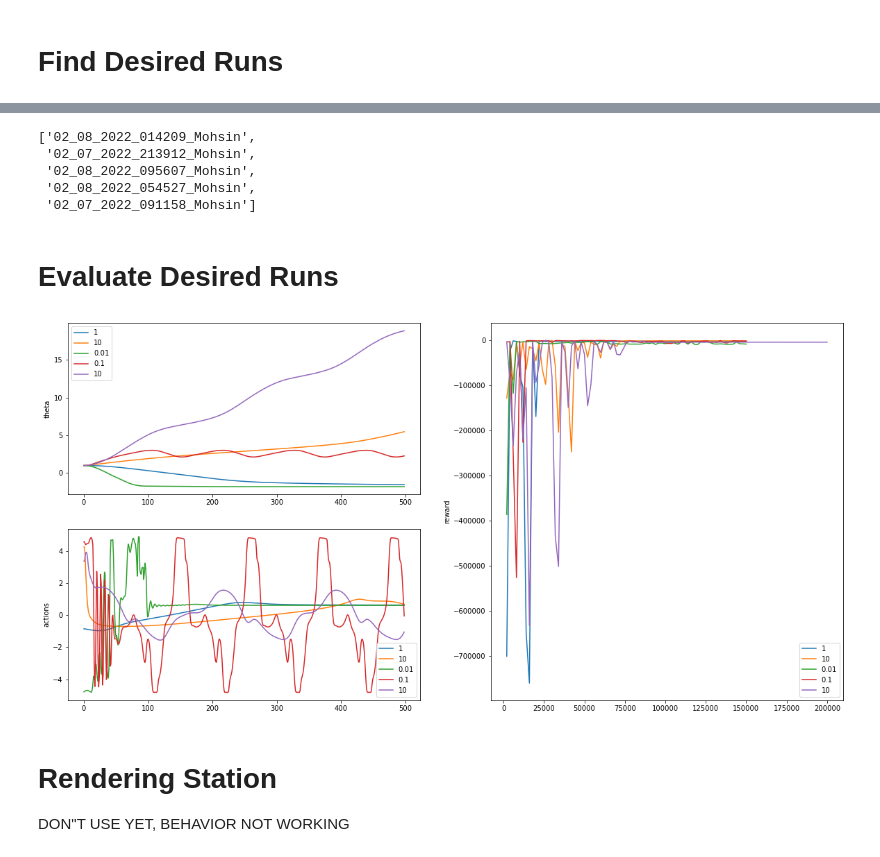
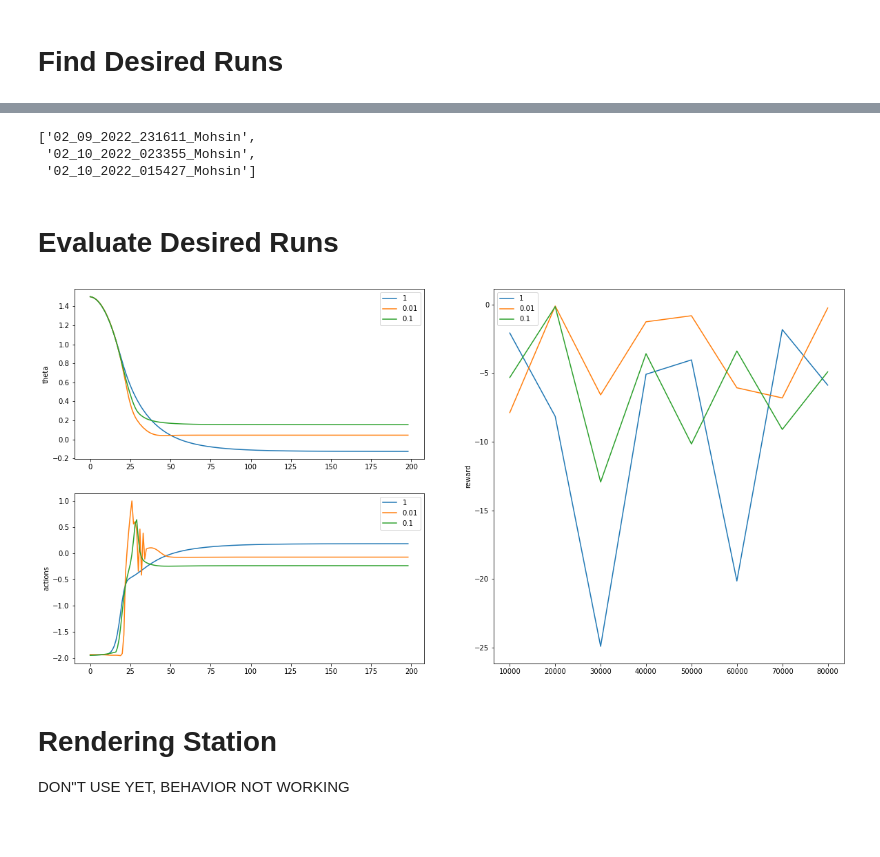
Before and after one commit to mohsinsarwari/RL_Path_Planning, a Jupyter notebook: cheap_control/evaluation.ipynb, the cells around one changed output, grey strips where cells are left out. Drawn from its saved outputs; the diff is of its cells as text; code cells hidden in the pictures; blank space fills up the shorter version.

```diff
--- a/cheap_control/evaluation.ipynb
+++ b/cheap_control/evaluation.ipynb
@@ -46,6 +46,7 @@ Eval_Freq:  DotMap()
 # %%
 def check(params):
     match = bool(1
+    and params.timesteps < 150000
     #and params.gamma == 0.98
     #and params.eps == 1
     #and params.learning_rate == 0.0003
@@ -66,11 +67,9 @@ def filt(check):
 
 filt(check)
 # %% [output]
-['02_08_2022_014209_Mohsin',
- '02_07_2022_213912_Mohsin',
- '02_08_2022_095607_Mohsin',
- '02_08_2022_054527_Mohsin',
- '02_07_2022_091158_Mohsin']
+['02_09_2022_231611_Mohsin',
+ '02_10_2022_023355_Mohsin',
+ '02_10_2022_015427_Mohsin']
 # %% [markdown]
 # Evaluate Desired Runs
 # %%
@@ -79,35 +78,35 @@ label = "eps"
 def plot_eval(folders):
     plt.figure()
     for folder in folders:
-        results = run_eval.evaluate(folder, init=[1, 0])
+        results = run_eval.evaluate(folder, init=[1.5, 0])
         tb = results["newpendulum"]["mean_reward"]
         tb_times = tb[0]
         tb_rew = [a[0] for a in tb[1]]
         theta = results["newpendulum"]["thetas"]
         actions = results["newpendulum"]["actions"]
         with open(os.path.join(os.path.join("./Runs", folder), "params.pkl"), 'rb') as f:
             params = pickle.load(f)
         plt.subplot(122)
         plt.plot(tb_times, tb_rew, label=str(params[label]))
         plt.subplot(221)
         plt.plot(theta, label=str(params[label]))
         plt.subplot(223)
         plt.plot(actions, label=str(params[label]))
 
     plt.subplot(122)
     plt.ylabel("reward")
     plt.legend()
     plt.subplot(221)
     plt.ylabel("theta")
     plt.legend()
     plt.subplot(223)
     plt.ylabel("actions")
     plt.legend()
     plt.show()
 
 plot_eval(filt(check))
 # %% [output]
-[figure, old version]
+[figure, new version]
 # %% [markdown]
 # Rendering Station
 
```
Also changed, not shown: parts of 1 cell of this notebook, 9 other files.
